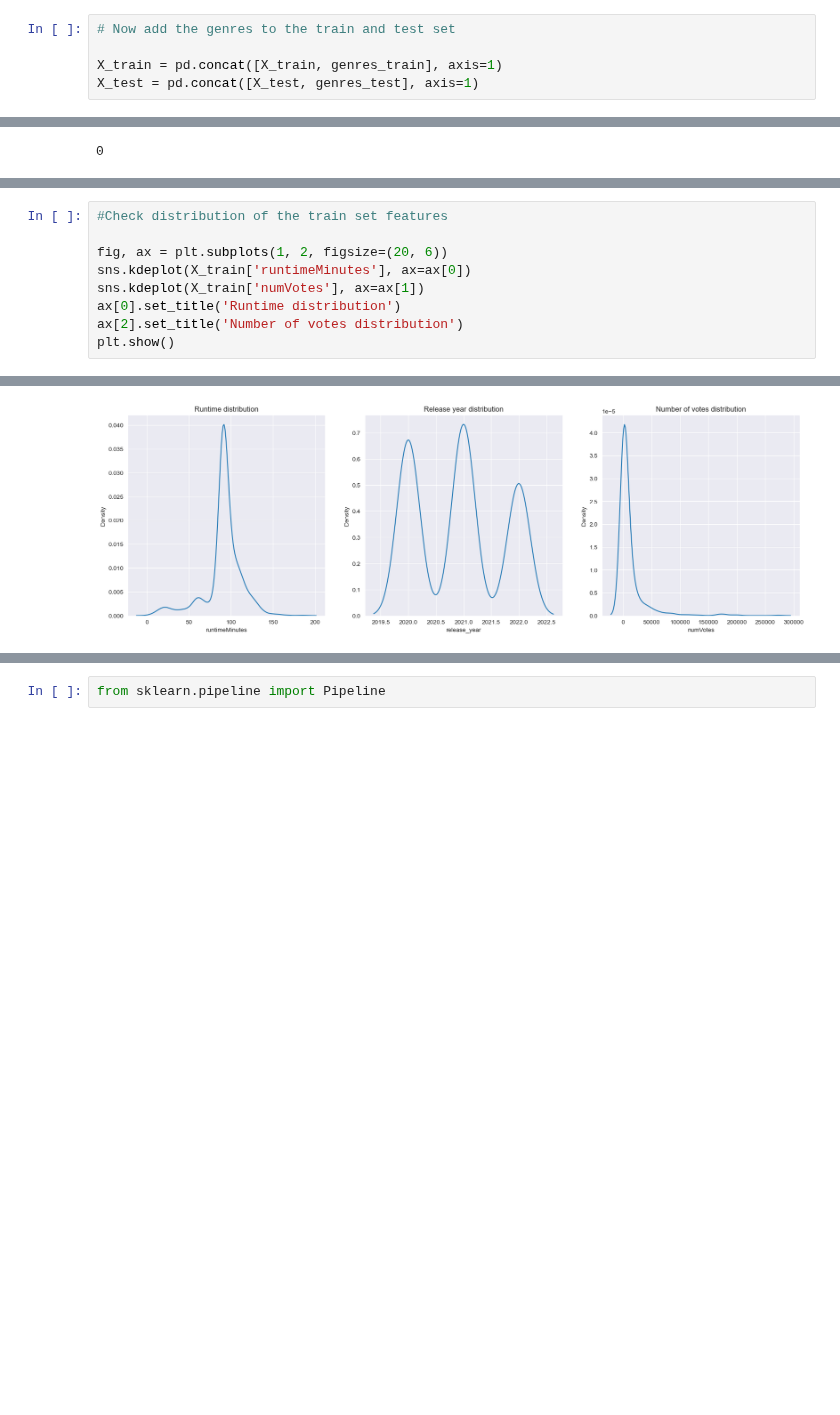
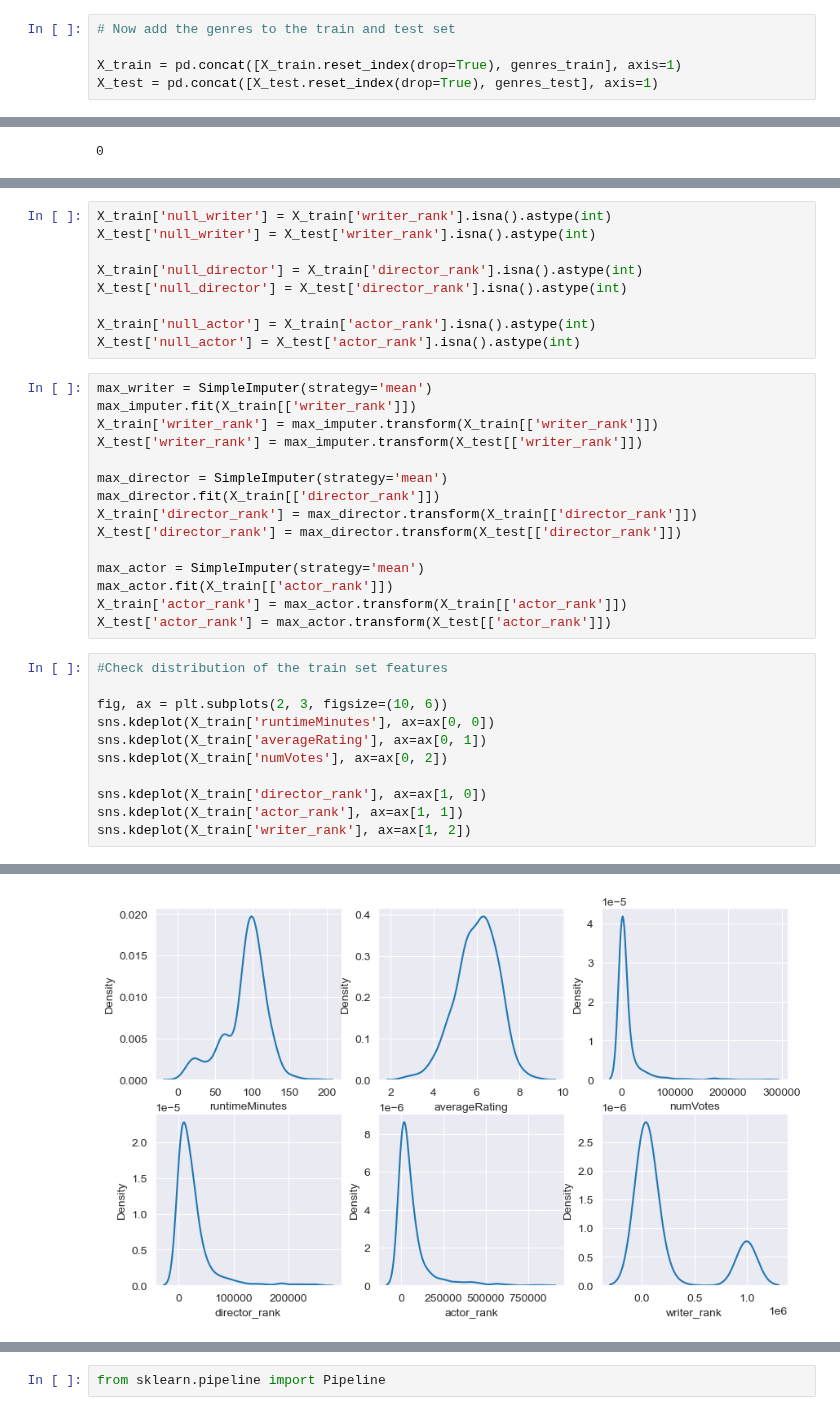
Before and after one commit to Joeyzect/Netflix_ALab_2022, a Jupyter notebook: notebooks/07-joseph-BERT.ipynb, the cells around one changed output, grey strips where cells are left out. Drawn from its saved outputs; the diff is of its cells as text; blank space fills up the shorter version.

```diff
--- a/notebooks/07-joseph-BERT.ipynb
+++ b/notebooks/07-joseph-BERT.ipynb
@@ -215,8 +341,8 @@ Text(0.05, 0.95, 'chi2-value: 0.74')
 # %%
 # Now add the genres to the train and test set
 
-X_train = pd.concat([X_train, genres_train], axis=1)
-X_test = pd.concat([X_test, genres_test], axis=1)
+X_train = pd.concat([X_train.reset_index(drop=True), genres_train], axis=1)
+X_test = pd.concat([X_test.reset_index(drop=True), genres_test], axis=1)
 # %% [markdown]
 Everything looks good! Next step:
 
@@ -259,10 +366,36 @@ Name: release_date, Length: 2222, dtype: int64
+# %%
+X_train['null_writer'] = X_train['writer_rank'].isna().astype(int)
+X_test['null_writer'] = X_test['writer_rank'].isna().astype(int)
+
+X_train['null_director'] = X_train['director_rank'].isna().astype(int)
+X_test['null_director'] = X_test['director_rank'].isna().astype(int)
+
+X_train['null_actor'] = X_train['actor_rank'].isna().astype(int)
+X_test['null_actor'] = X_test['actor_rank'].isna().astype(int)
+# %%
+max_writer = SimpleImputer(strategy='mean')
+max_imputer.fit(X_train[['writer_rank']])
+X_train['writer_rank'] = max_imputer.transform(X_train[['writer_rank']])
+X_test['writer_rank'] = max_imputer.transform(X_test[['writer_rank']])
+
+max_director = SimpleImputer(strategy='mean')
+max_director.fit(X_train[['director_rank']])
+X_train['director_rank'] = max_director.transform(X_train[['director_rank']])
+X_test['director_rank'] = max_director.transform(X_test[['director_rank']])
+
+max_actor = SimpleImputer(strategy='mean')
+max_actor.fit(X_train[['actor_rank']])
+X_train['actor_rank'] = max_actor.transform(X_train[['actor_rank']])
+X_test['actor_rank'] = max_actor.transform(X_test[['actor_rank']])
 # %%
 #Check distribution of the train set features
 
-fig, ax = plt.subplots(1, 2, figsize=(20, 6))
-sns.kdeplot(X_train['runtimeMinutes'], ax=ax[0])
-sns.kdeplot(X_train['numVotes'], ax=ax[1])
-ax[0].set_title('Runtime distribution')
-ax[2].set_title('Number of votes distribution')
-plt.show()
+fig, ax = plt.subplots(2, 3, figsize=(10, 6))
+sns.kdeplot(X_train['runtimeMinutes'], ax=ax[0, 0])
+sns.kdeplot(X_train['averageRating'], ax=ax[0, 1])
+sns.kdeplot(X_train['numVotes'], ax=ax[0, 2])
+
+sns.kdeplot(X_train['director_rank'], ax=ax[1, 0])
+sns.kdeplot(X_train['actor_rank'], ax=ax[1, 1])
+sns.kdeplot(X_train['writer_rank'], ax=ax[1, 2])
 # %% [output]
@@ -269,4 +403,4 @@ plt.show()
-[figure, old version]
+[figure, new version]
 # %%
 from sklearn.preprocessing import OneHotEncoder
 from sklearn.compose import ColumnTransformer
```
Also changed, not shown: parts of 50 cells of this notebook, 2 other files.
